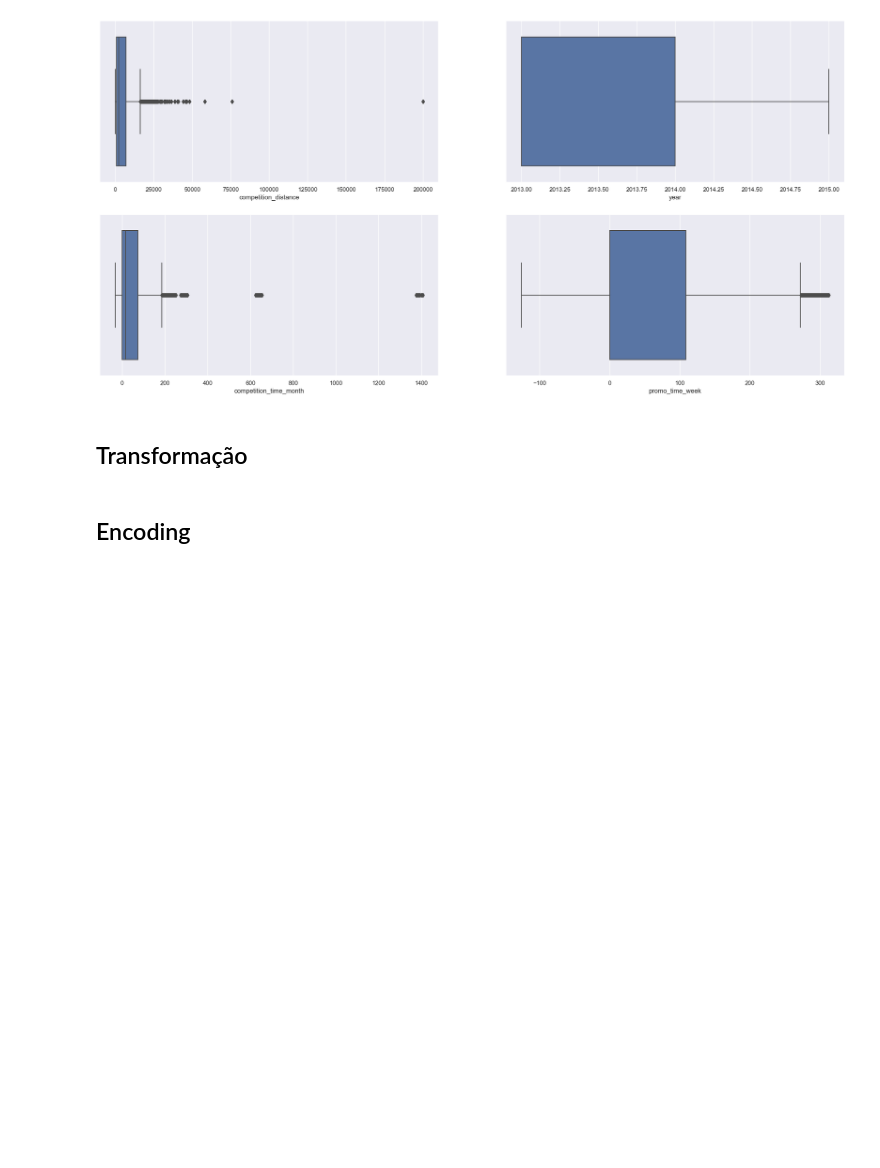
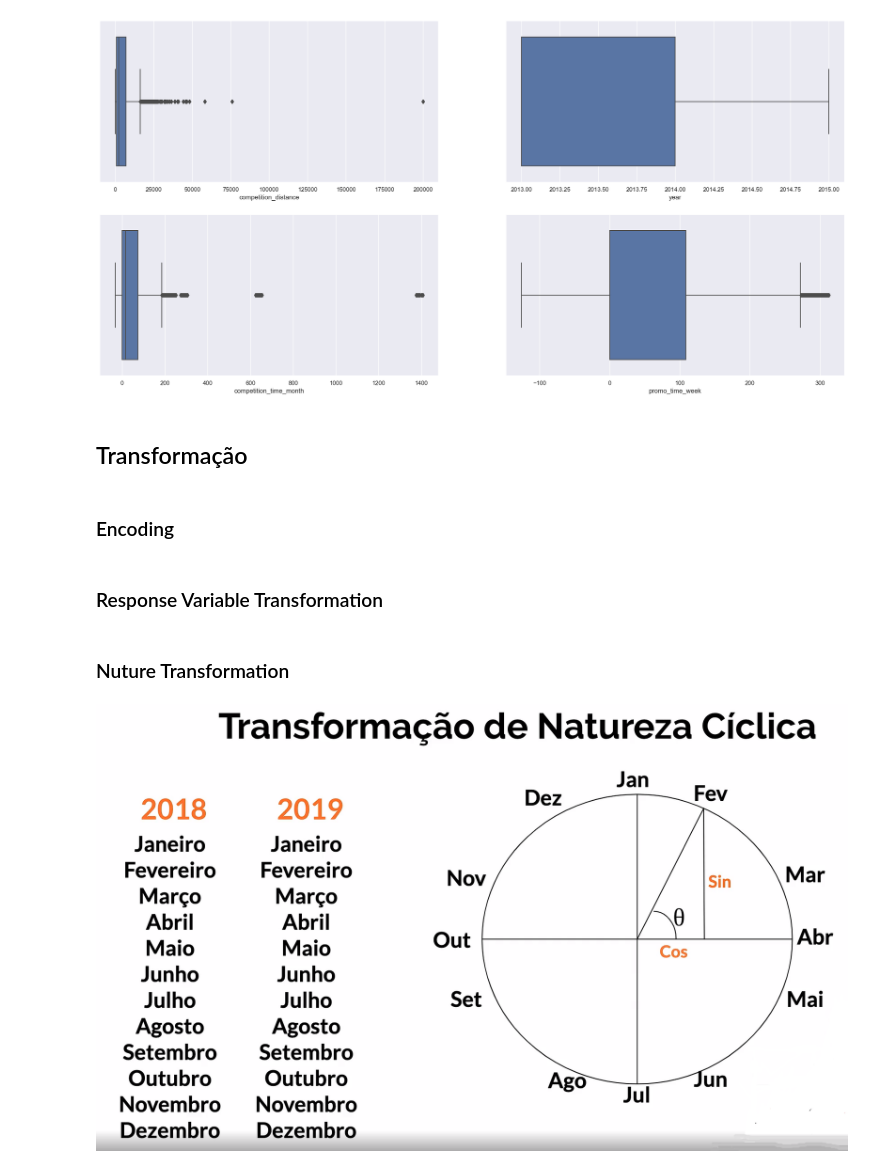
Before and after one commit to juanzimmer/Ds_em_producao, a Jupyter notebook: aula_3_analise_exploratoria.ipynb, the cells around one changed output. Saved outputs shown, nothing was run; the diff lists cells and outputs as text; code cells hidden in the pictures; blank space fills up the shorter version.

```diff
--- a/aula_3_analise_exploratoria.ipynb
+++ b/aula_3_analise_exploratoria.ipynb
@@ -910,5 +905,5 @@ df4['year'] = mms.fit_transform(df4[['year']].values)
 # %% [markdown]
-## Encoding
+### Encoding
 # %%
 #state_holiday - ONE HOT ENCODING -> divide em novas colunas com nome das linhas unicas
 df4 = pd.get_dummies(df4, prefix=['state_holiday'], columns=['state_holiday'])
@@ -923,3 +918,5 @@ assortment_dict = {'basic': 1,
                    'extended': 3}
 
 df4['assortment'] = df4['assortment'].map(assortment_dict)
+# %% [markdown]
+### Response Variable Transformation
@@ -925,0 +925,6 @@ df4['assortment'] = df4['assortment'].map(assortment_dict)
+# %% [markdown]
+### Nuture Transformation
+# %%
+Image('img/nature_transformation.png')
+# %% [output]
+[figure, added]
```
Also changed, not shown: parts of 3 cells of this notebook.
